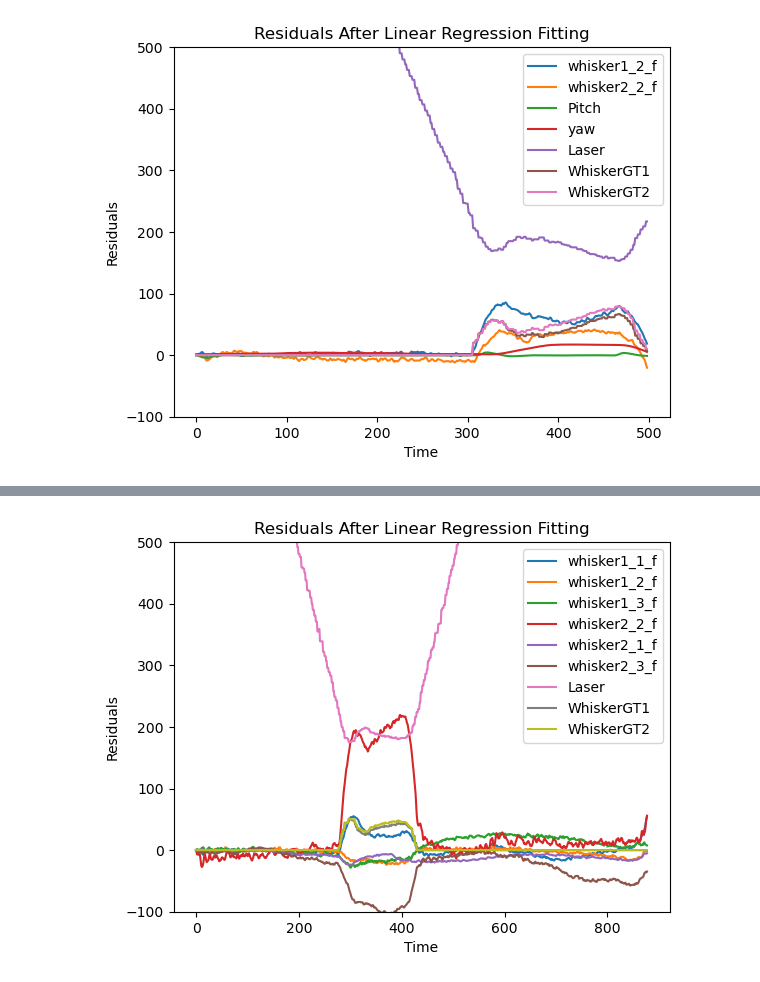
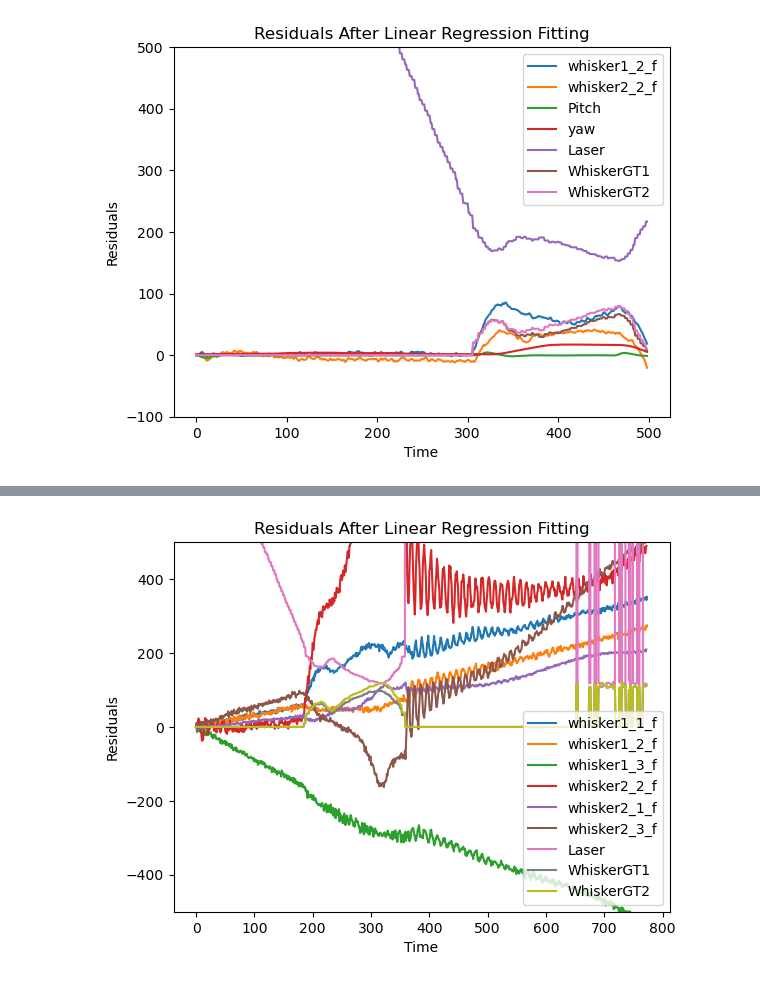
Before and after one commit to TacYee/autonomous-fly, a Jupyter notebook: Optitrack/plotter2.ipynb, the cells around one changed output, grey strips where cells are left out. Drawn from its saved outputs; the diff is of its cells as text; code cells hidden in the pictures.

Commit message:
update new dataset and calculated GT (linear fitting is previous 100 data)

```diff
--- a/Optitrack/plotter2.ipynb
+++ b/Optitrack/plotter2.ipynb
@@ -472,13 +560,12 @@ new_data.to_csv('dataanalyse/0319/data5.csv', index=False)
 # %%
-# 取前500
-data = pd.read_csv('data/20240326/sweep12.csv')
+data = pd.read_csv('data/20240326/sweep8.csv')
 pressure = data.iloc[1:, 7:13].values
 laser = data.iloc[1:, -1].values
 yaw = data.iloc[1:, -3].values
 position=data.iloc[1:,1:4].values
 velocity=data.iloc[1:,4:7].values
-whiskergt1=laser+25*np.tan(np.radians(yaw))
-whiskergt2=laser-25*np.tan(np.radians(yaw))
+whiskergt1=laser+20*np.tan(np.radians(yaw))
+whiskergt2=laser-20*np.tan(np.radians(yaw))
 whiskergt1 = np.where(whiskergt1 > 227, 0, 227 - whiskergt1)
 whiskergt2 = np.where(whiskergt2 > 225, 0, 225 - whiskergt2)
 pitch = data.iloc[1:, -2].values
@@ -491,39 +578,42 @@ model = CustomLinearRegression()
 # 初始化残差数组
 residuals = np.zeros_like(pressure)
 
 # 拟合前100个数据点的压力数据
 for i in range(pressure.shape[1]):
     model.fit(time_steps[0:100], pressure[0:100, i])
     predicted_pressure = model.predict(time_steps)
     residuals[:, i] = pressure[:, i] - predicted_pressure
 
 filtered_pressure = apply_bandpass_filter(residuals,0.05,3,50)
 
 
 # plt.plot(residuals[:, 0] , label=f"whisker1_1")
 # plt.plot(residuals[:, 1] , label=f"whisker1_2")
 # plt.plot(residuals[:, 2] , label=f"whisker1_3")
 # # plt.plot(residuals[:, 3] , label=f"whisker2_1")
 # plt.plot(residuals[:, 4] , label=f"whisker2_2")
 # plt.plot(residuals[:, 5] , label=f"whisker2_3")
 
-plt.plot(filtered_pressure[:, 0] , label=f"whisker1_1_f")
-plt.plot(filtered_pressure[:, 1] , label=f"whisker1_2_f")
-plt.plot(filtered_pressure[:, 2] , label=f"whisker1_3_f")
-plt.plot(filtered_pressure[:, 4] , label=f"whisker2_2_f")
-plt.plot(filtered_pressure[:, 3] , label=f"whisker2_1_f")
-plt.plot(filtered_pressure[:, 5] , label=f"whisker2_3_f")
+plt.plot(pressure[:, 0]-pressure[0, 0] , label=f"whisker1_1_f")
+plt.plot(pressure[:, 1]-pressure[0, 1] , label=f"whisker1_2_f")
+plt.plot(pressure[:, 2]-pressure[0, 2] , label=f"whisker1_3_f")
+plt.plot(pressure[:, 4]-pressure[0, 4] , label=f"whisker2_2_f")
+plt.plot(pressure[:, 3]-pressure[0, 3] , label=f"whisker2_1_f")
+plt.plot(pressure[:, 5]-pressure[0, 5] , label=f"whisker2_3_f")
 # 绘制其他数据
-# plt.plot(pitch, label="Pitch")
+# plt.plot(position[:,0], label="X")
+# plt.plot(position[:,1], label="Y")
+# plt.plot(position[:,2], label="Z")
 # plt.plot(yaw, label="yaw")
 plt.plot(laser, label="Laser")
 plt.plot(whiskergt1, label="WhiskerGT1")
 plt.plot(whiskergt2, label="WhiskerGT2")
 plt.legend()
 plt.xlabel("Time")
 plt.ylabel("Residuals")
-plt.ylim(-100, 500)
+plt.ylim(-500, 500)
+# plt.ylim(136000, 139000)
 plt.title("Residuals After Linear Regression Fitting")
 plt.show()
 # %% [output]
-[figure, old version]
+[figure, new version]
```
Also changed, not shown: parts of 3 cells of this notebook, 44 other files.
